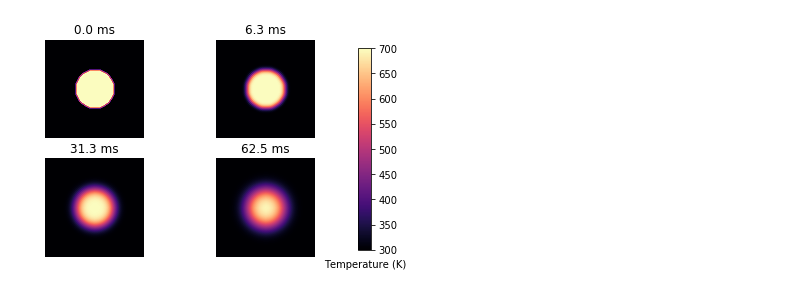
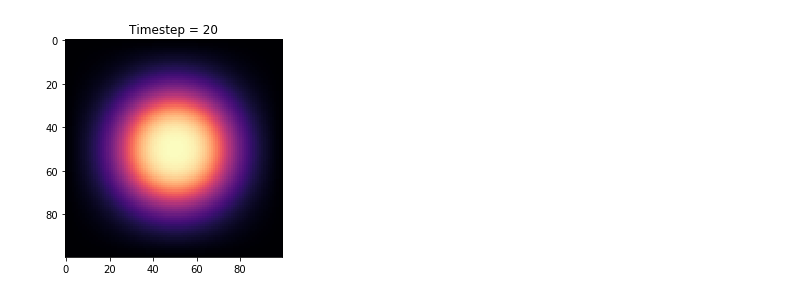
Before and after one commit to abhayp2204/Diffusion, a Jupyter notebook: code.ipynb, the cells around one changed output. Drawn from its saved outputs; the diff is of its cells as text; code cells hidden in the pictures.

Commit message:
heatmap

```diff
--- a/code.ipynb
+++ b/code.ipynb
@@ -6,7 +10,7 @@ from matplotlib import pyplot as plt
 # Definitions
 NUM_LENGTH_UNITS = 25
 TIME_LIMIT = 50
-TIME_STEP = 2.0
+TIME_STEP = 0.05
 ORIGIN = int(NUM_LENGTH_UNITS/2)
 THRESHOLD = 0.1
 
@@ -15,9 +19,10 @@ D = 0.01
 dt = 0.05
 dx = 0.08
 
-# Heatmap
-heatmap1 = plt.get_cmap('hot')
+# Heatmaps
+heatmap1 = 'hot'
 heatmap2 = 'viridis'
+heatmap3 = 'magma'
 # %%
 def decent_chance(x):
     return (x > THRESHOLD)
@@ -78,43 +132,4 @@ plt.show()
 # %%
-# Plate dimensions (mm)
-width = 10
-height = 10
-
-# Intervals (mm)
-dx = 0.1
-dy = 0.1
-
-# Thermal diffusivity of steel
-D = 4
-# D = 6
-
-# Temperature of metal plate and disc
-T_low = 300
-T_high = 700
-
-# Number of steps
-num_x = int(width/dx)
-num_y = int(height/dy)
-
-# Square dx and dy
-dx2 = dx**2
-dy2 = dy**2
-
-dt = (dx2*dy2) / (2*D*(dx2 + dy2))
-
-shape = (num_x, num_y)
-u0 = T_low * np.ones(shape)
-u = u0.copy()
-
-# Initial conditions - circle centred at (center_x,center_y) (mm)
-# Circle parameters
-radius = 2
-center_x = 5
-center_y = 5
-
-# Square radius
-radius2 = r**2
-
 # Set the points under the hot disc as T_high
 for i in range(num_x):
     x = i*dx
@@ -126,42 +141,29 @@ for i in range(num_x):
         p2 = (x - center_x)**2 + (y - center_y)**2
 
         # Set temperature to high
-        if p2 < r**2:
+        if p2 < radius**2:
             u0[i,j] = T_high
-
-def execute_timestep(u0, u):
-    # Propagate with forward-difference in time, central-difference in space
-    u[1:-1, 1:-1] = u0[1:-1, 1:-1] + D * dt * (
-          (u0[2:, 1:-1] - 2*u0[1:-1, 1:-1] + u0[:-2, 1:-1])/dx2
-          + (u0[1:-1, 2:] - 2*u0[1:-1, 1:-1] + u0[1:-1, :-2])/dy2 )
-
-    u0 = u.copy()
-    return u0, u
 
 # Number of timesteps
 num_timesteps = 101
 
 # Output 4 figures at these timesteps
-set_timesteps = [0, 10, 50, 100]
+set_timesteps = [0, 10, 100]
+set_timesteps = np.arange(0, 20-1)*5
+# print(set_timesteps)
 fig_num = 1
 fig = plt.figure()
 
 for timestep in range(num_timesteps):
-    u0, u = do_timestep(u0, u)
+    u0, u = execute_timestep(u0, u)
 
     if timestep in set_timesteps:
-        print(str(fig_num) + ": " + str(timestep))
-
-        axis = fig.add_subplot(220 + fig_num)
-        im = axis.imshow(u.copy(), cmap=plt.get_cmap('magma'), vmin=T_low, vmax=T_high)
-        axis.set_axis_off()
-        axis.set_title('{:.1f} ms'.format(timestep*dt*1000))
+        plt.imshow(u.copy(), cmap=heatmap3)
 
         fig_num += 1
+        T.sleep(0.1)
 
-fig.subplots_adjust(right=0.85)
-cbar_ax = fig.add_axes([0.9, 0.15, 0.03, 0.7])
-cbar_ax.set_xlabel('Temperature (K)', labelpad=10)
-fig.colorbar(im, cax=cbar_ax)
-plt.show()
+        clear_output(wait=True)
+        plt.title("Timestep = " + str(fig_num))
+        plt.show()
 # %% [output]
@@ -172 +170 @@ plt.show()
-[figure, old version]
+[figure, new version]
```
Also changed, not shown: parts of 5 cells of this notebook, 2 other files.
